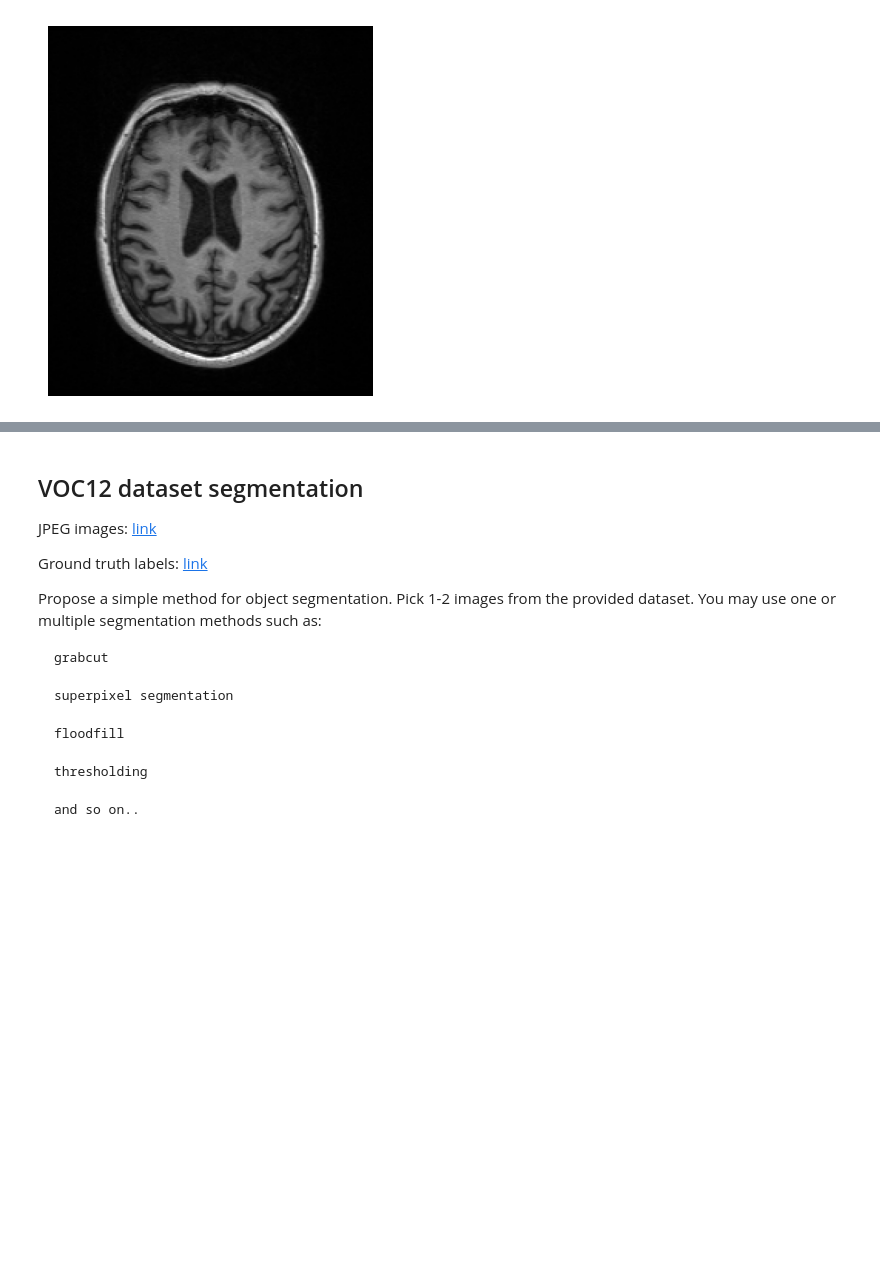
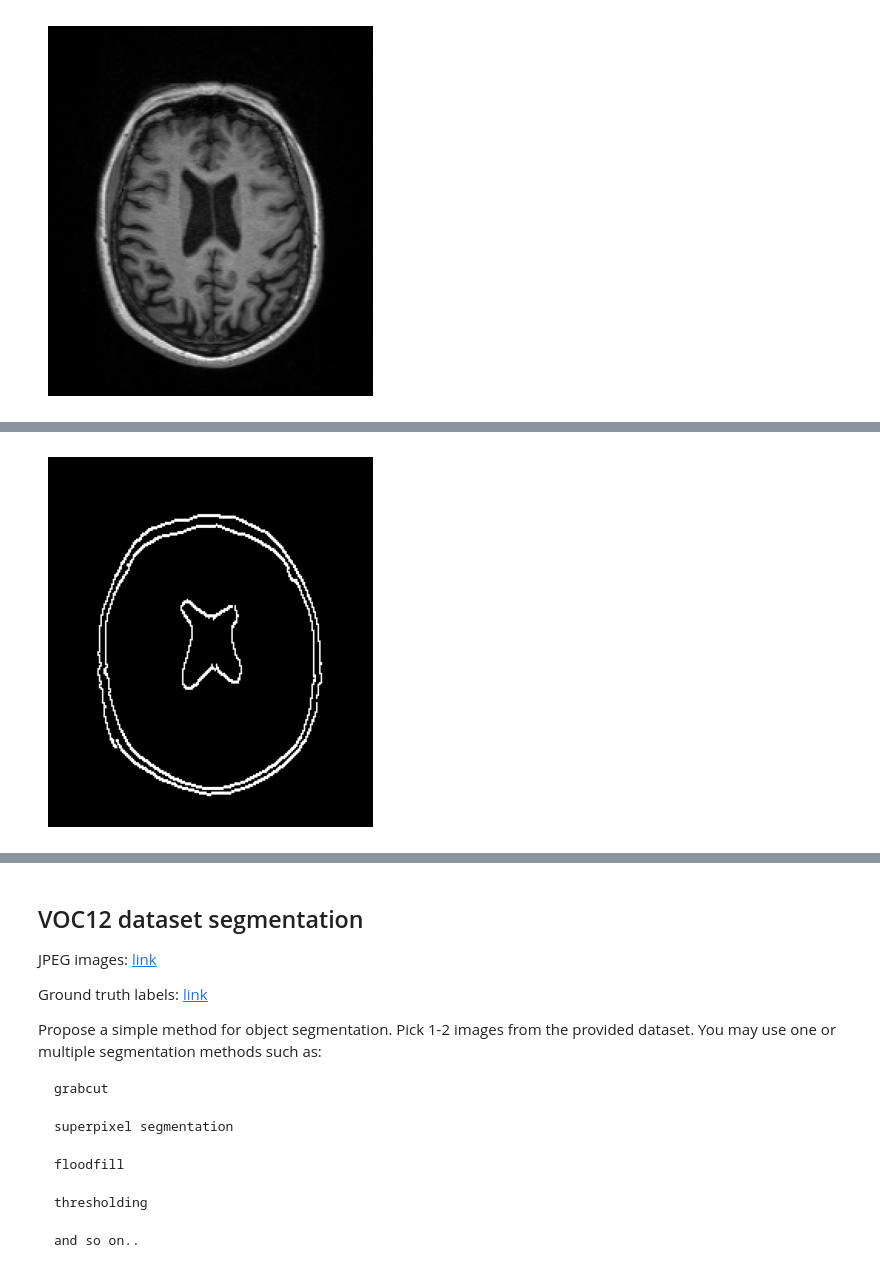
Before and after one commit to Matovic/optical-flow-motion-tracking-segmentation, a Jupyter notebook: src/zadanie3.ipynb, the cells around one changed output, grey strips where cells are left out. Cells and saved outputs as stored; diff of their text form; code cells hidden in the pictures; blank space fills up the shorter version.

```diff
--- a/src/zadanie3.ipynb
+++ b/src/zadanie3.ipynb
@@ -434,0 +448,8 @@ plt.show()
+# %%
+img_dilate = cv2.dilate(img_canny,(-1, -1), 3)
+
+plt.imshow(img_dilate, cmap='gray')
+plt.axis('off')
+plt.show()
+# %% [output]
+[figure, added]
```
Also changed, not shown: parts of 18 cells of this notebook.
